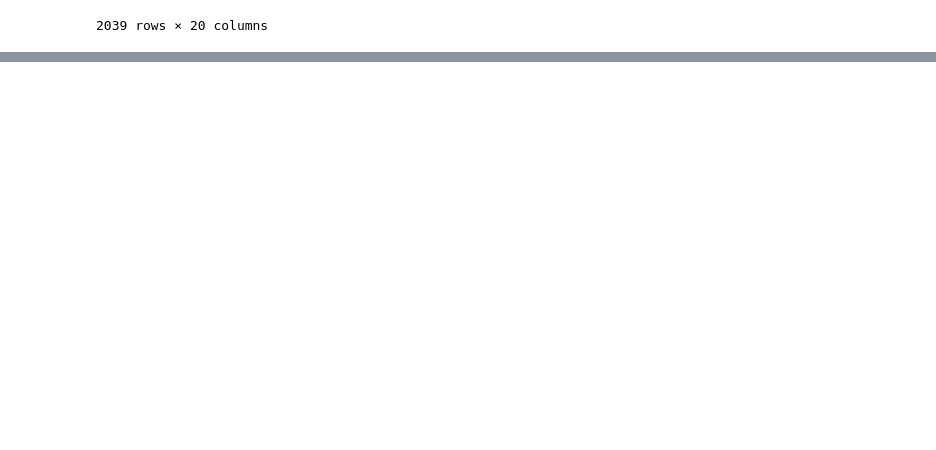
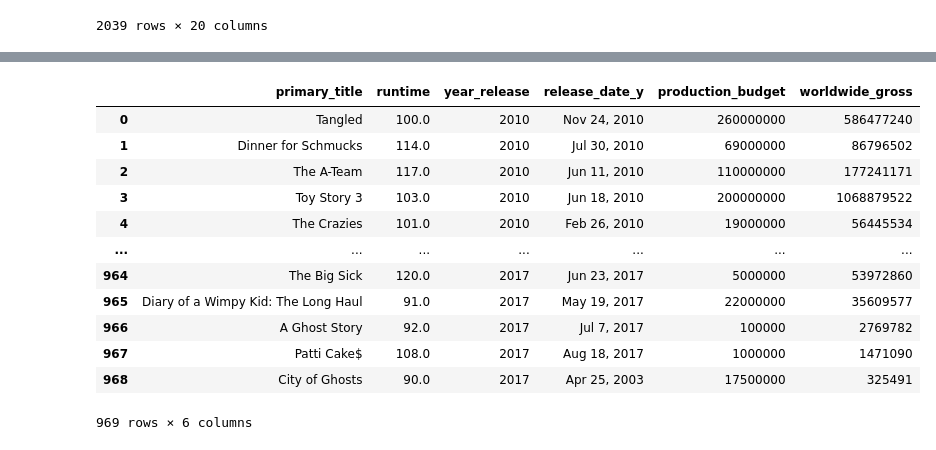
Before and after one commit to jsharing/Microsoft-Studio-Recommendations, a Jupyter notebook: student.ipynb, the cells around one changed output, grey strips where cells are left out. Cells and saved outputs as stored; diff of their text form; code cells hidden in the pictures; blank space fills up the shorter version.

```diff
--- a/student.ipynb
+++ b/student.ipynb
@@ -469,0 +603,22 @@ working_studio_df
+# %%
+# remove '$' and ',' from production_budget and worldwide_gross
+new_studio_df['worldwide_gross'] = new_studio_df['worldwide_gross'].str.replace('$','')
+new_studio_df['worldwide_gross'] = new_studio_df['worldwide_gross'].str.replace(',','')
+new_studio_df['production_budget'] = new_studio_df['production_budget'].str.replace('$','')
+new_studio_df['production_budget'] = new_studio_df['production_budget'].str.replace(',','')
+# %%
+new_studio_df
+# %% [output]
+|  | primary_title | runtime | year_release | release_date_y | production_budget | worldwide_gross |
+| 0 | Tangled | 100.0 | 2010 | Nov 24, 2010 | 260000000 | 586477240 |
+| 1 | Dinner for Schmucks | 114.0 | 2010 | Jul 30, 2010 | 69000000 | 86796502 |
+| 2 | The A-Team | 117.0 | 2010 | Jun 11, 2010 | 110000000 | 177241171 |
+| 3 | Toy Story 3 | 103.0 | 2010 | Jun 18, 2010 | 200000000 | 1068879522 |
+| 4 | The Crazies | 101.0 | 2010 | Feb 26, 2010 | 19000000 | 56445534 |
+| ... | ... | ... | ... | ... | ... | ... |
+| 964 | The Big Sick | 120.0 | 2017 | Jun 23, 2017 | 5000000 | 53972860 |
+| 965 | Diary of a Wimpy Kid: The Long Haul | 91.0 | 2017 | May 19, 2017 | 22000000 | 35609577 |
+| 966 | A Ghost Story | 92.0 | 2017 | Jul 7, 2017 | 100000 | 2769782 |
+| 967 | Patti Cake$ | 108.0 | 2017 | Aug 18, 2017 | 1000000 | 1471090 |
+| 968 | City of Ghosts | 90.0 | 2017 | Apr 25, 2003 | 17500000 | 325491 |
+969 rows × 6 columns
```
Also changed, not shown: parts of 34 cells of this notebook.
